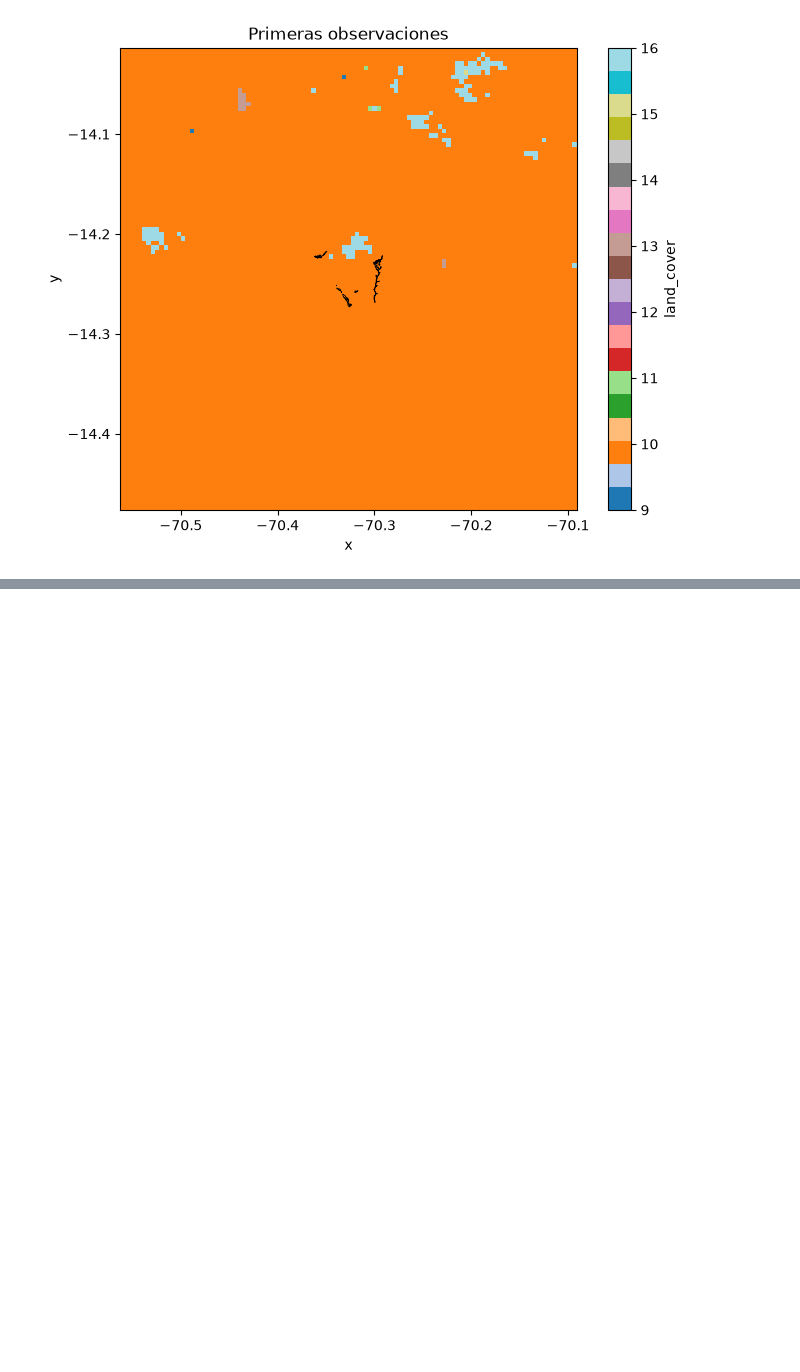
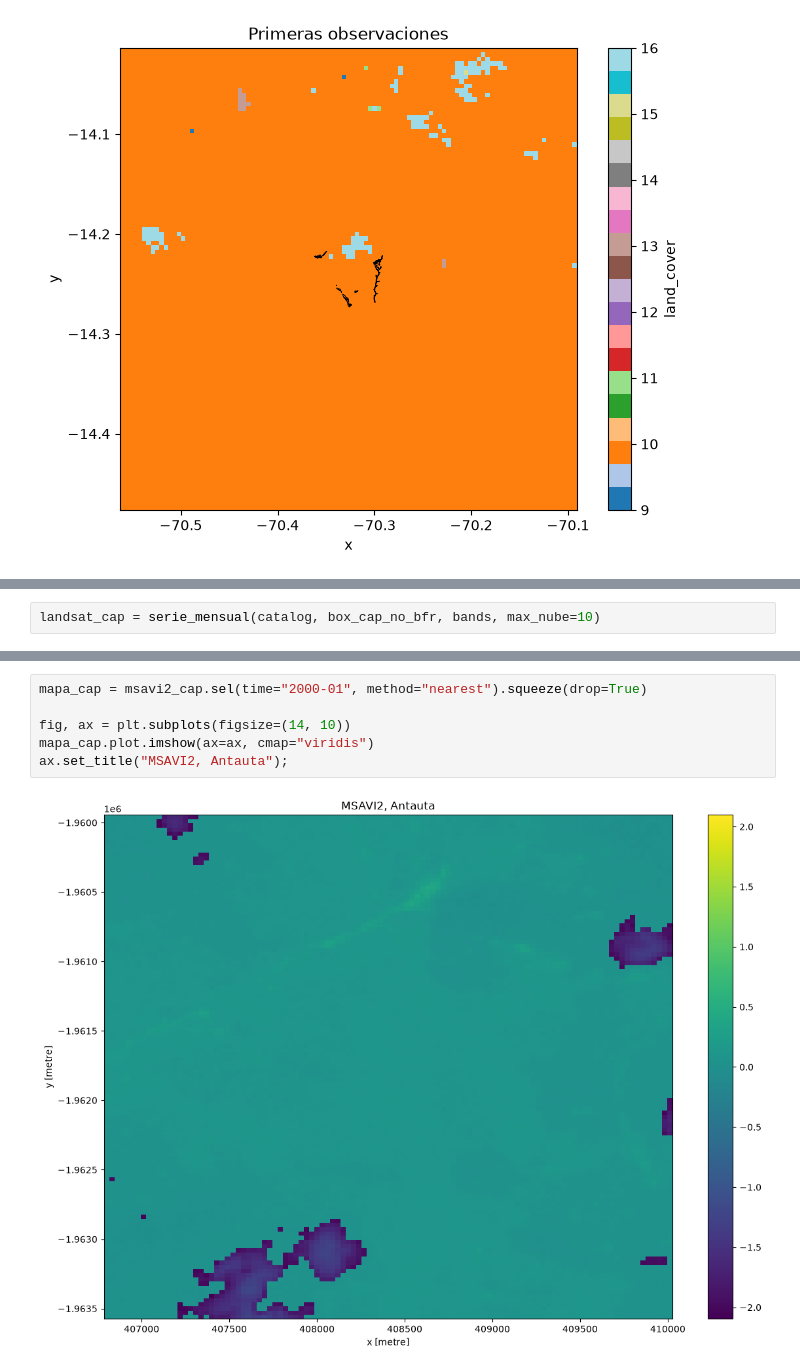
Before and after one commit to SALINASSebas/geocomp_TF, a Jupyter notebook: project_dataSearch.ipynb, the cells around one changed output, grey strips where cells are left out. Drawn from its saved outputs; the diff is of its cells as text; blank space fills up the shorter version.

```diff
--- a/project_dataSearch.ipynb
+++ b/project_dataSearch.ipynb
@@ -710,0 +756,2 @@ plt.show()
+# %%
+landsat_cap = serie_mensual(catalog, box_cap_no_bfr, bands, max_nube=10)
@@ -710,0 +775,8 @@ plt.show()
+# %%
+mapa_cap = msavi2_cap.sel(time="2000-01", method="nearest").squeeze(drop=True)
+
+fig, ax = plt.subplots(figsize=(14, 10))
+mapa_cap.plot.imshow(ax=ax, cmap="viridis")
+ax.set_title("MSAVI2, Antauta");
+# %% [output]
+[figure, added]
```
Also changed, not shown: parts of 13 cells of this notebook.
